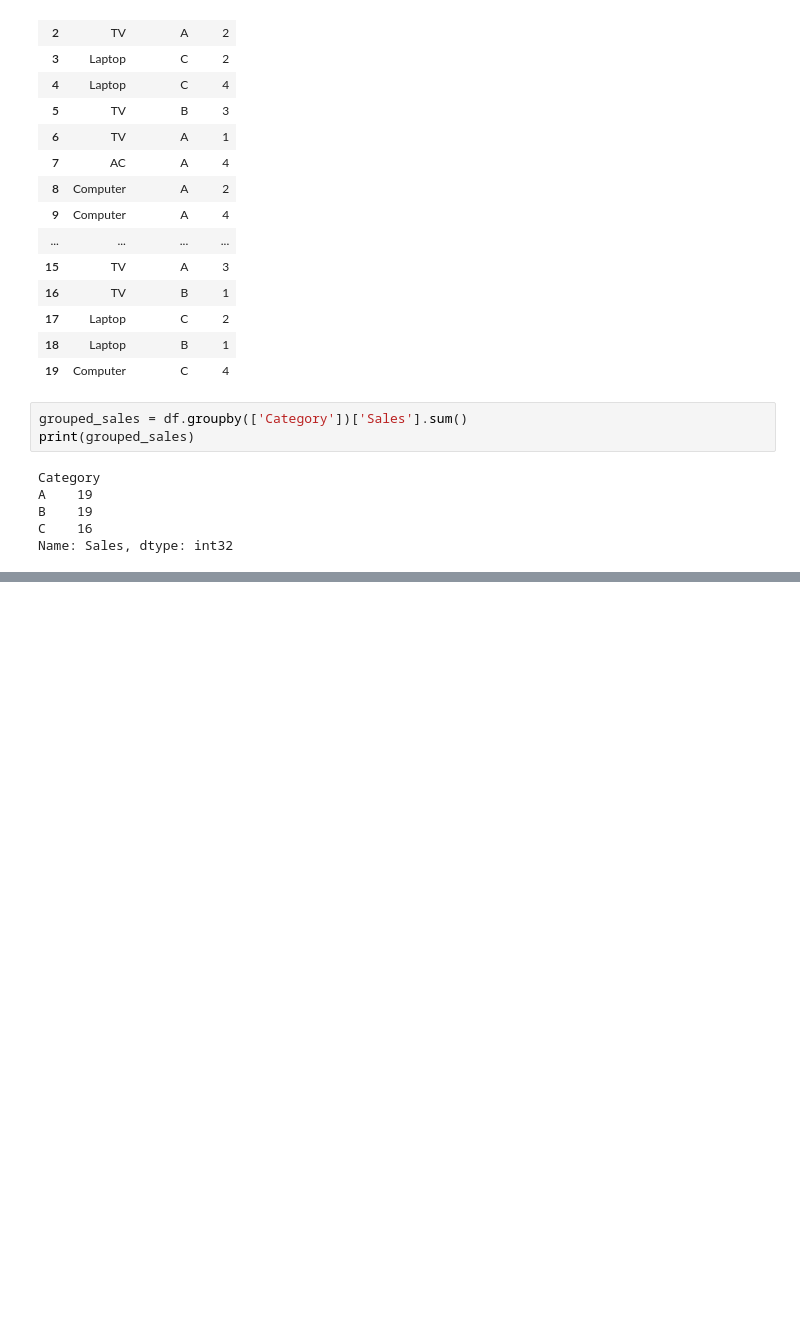
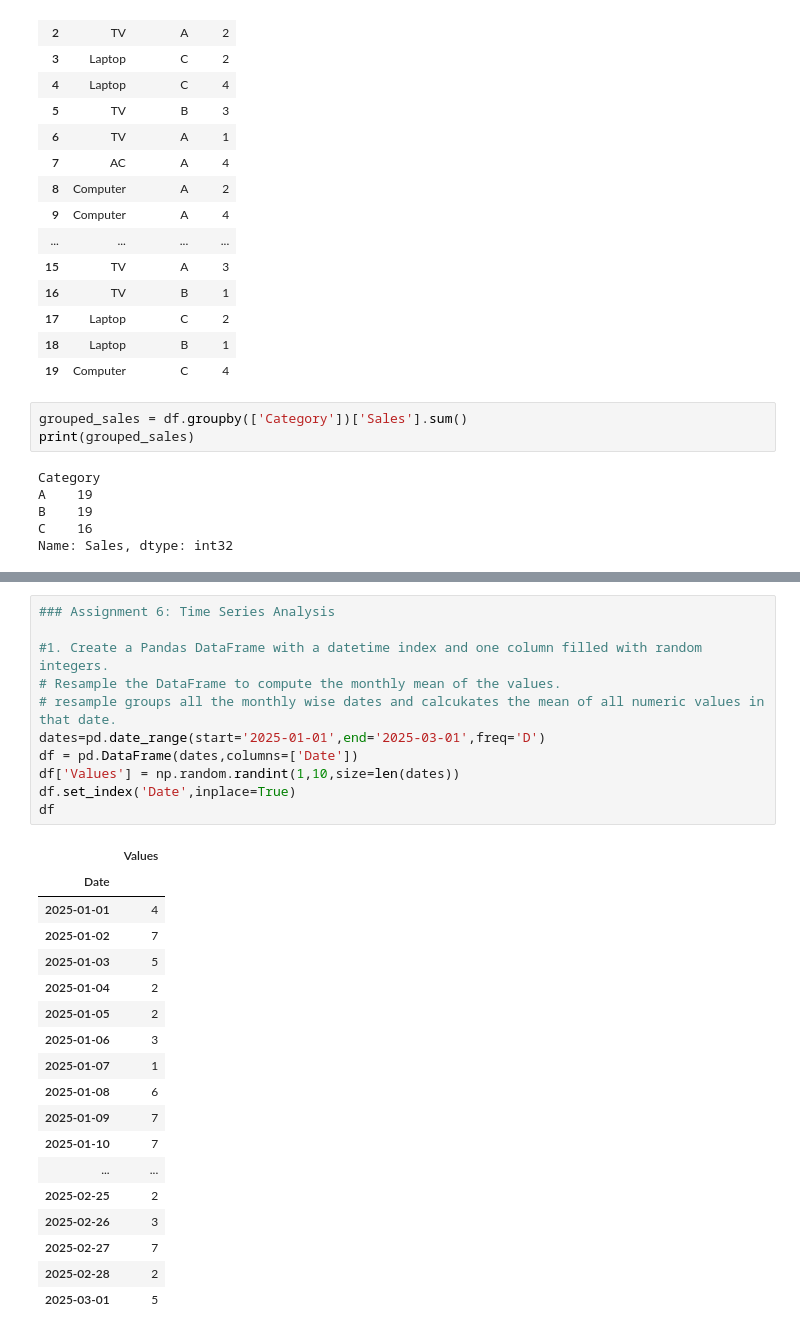
Before and after one commit to POTLASRIRAM/data_analyst, a Jupyter notebook: numpypandasassignments/pandasasssignments.ipynb, the cells around one changed output, grey strips where cells are left out. Drawn from its saved outputs; the diff is of its cells as text; blank space fills up the shorter version.

```diff
--- a/numpypandasassignments/pandasasssignments.ipynb
+++ b/numpypandasassignments/pandasasssignments.ipynb
@@ -271,0 +328,30 @@ Name: Sales, dtype: int32
+# %%
+### Assignment 6: Time Series Analysis
+
+#1. Create a Pandas DataFrame with a datetime index and one column filled with random integers.
+# Resample the DataFrame to compute the monthly mean of the values.
+# resample groups all the monthly wise dates and calcukates the mean of all numeric values in that date.
+dates=pd.date_range(start='2025-01-01',end='2025-03-01',freq='D')
+df = pd.DataFrame(dates,columns=['Date'])
+df['Values'] = np.random.randint(1,10,size=len(dates))
+df.set_index('Date',inplace=True)
+df
+# %% [output]
+|  | Values |
+| Date |  |
+| 2025-01-01 | 4 |
+| 2025-01-02 | 7 |
+| 2025-01-03 | 5 |
+| 2025-01-04 | 2 |
+| 2025-01-05 | 2 |
+| 2025-01-06 | 3 |
+| 2025-01-07 | 1 |
+| 2025-01-08 | 6 |
+| 2025-01-09 | 7 |
+| 2025-01-10 | 7 |
+| ... | ... |
+| 2025-02-25 | 2 |
+| 2025-02-26 | 3 |
+| 2025-02-27 | 7 |
+| 2025-02-28 | 2 |
+| 2025-03-01 | 5 |
```
Also changed, not shown: parts of 26 cells of this notebook.
